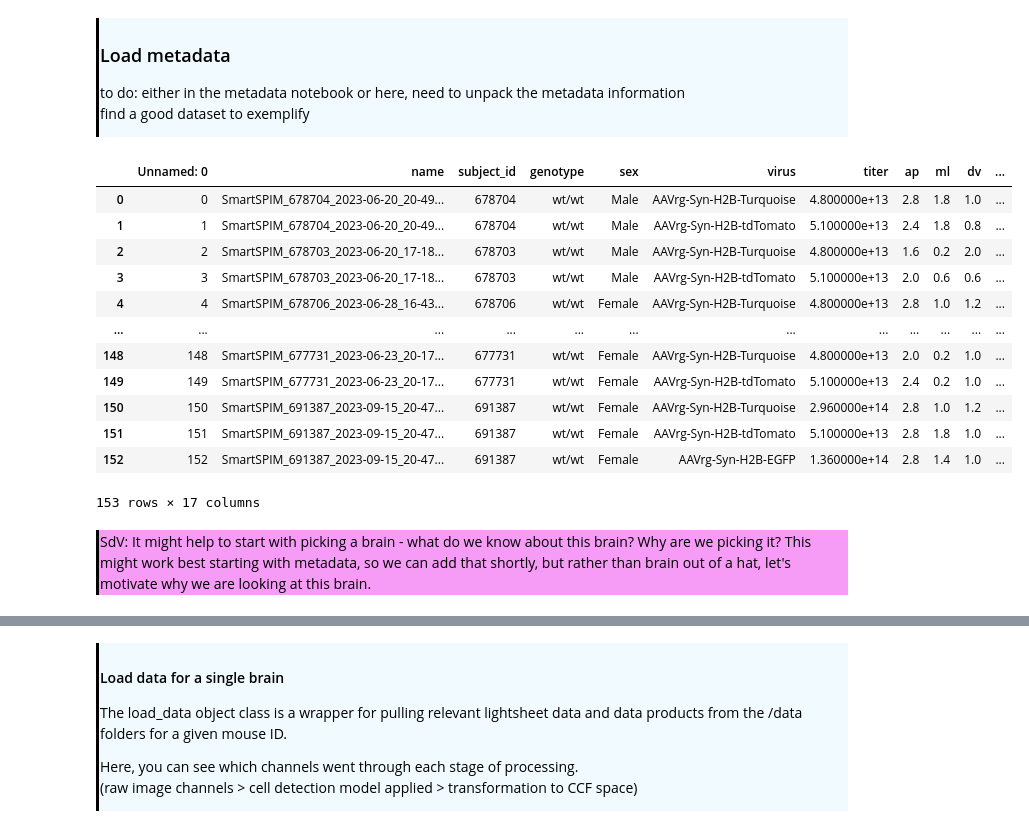
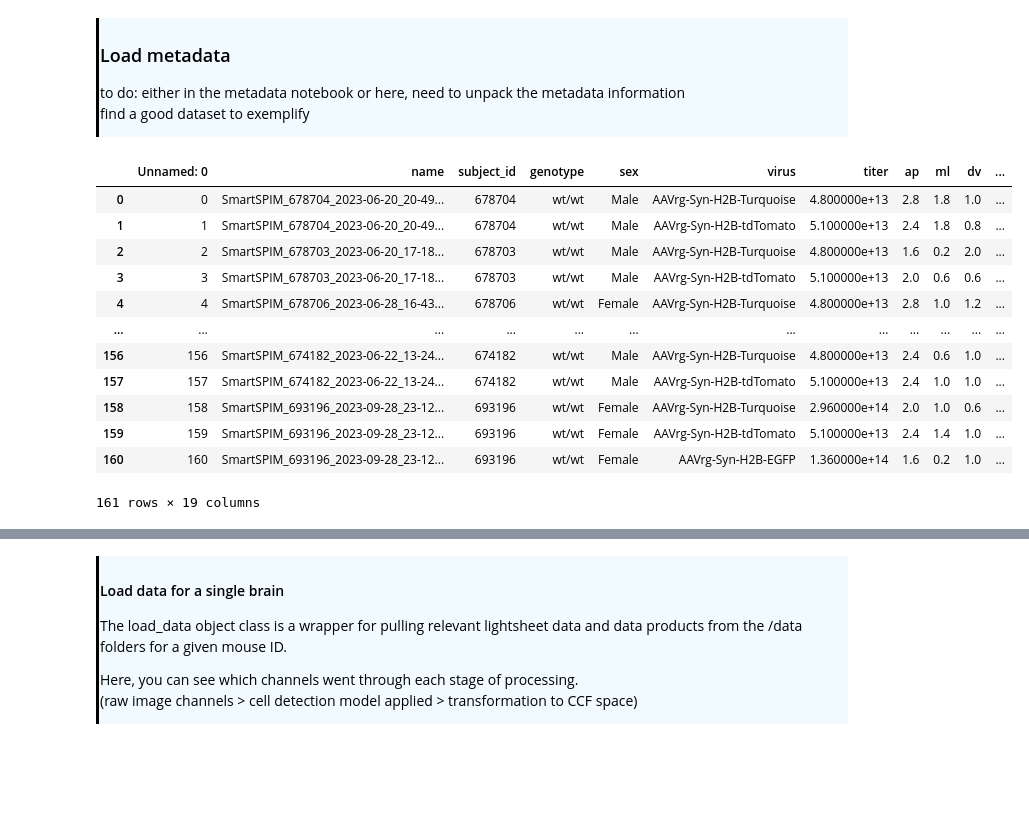
Before and after one commit to AllenNeuralDynamics/AIND-CNC-SmartSPIM-Workshop, a Jupyter notebook: code/Workshop Notebook V3.ipynb, the cells around one changed output, grey strips where cells are left out. Cells and saved outputs as stored; diff of their text form; code cells hidden in the pictures; blank space fills up the shorter version.

Commit message:
added little metadata bit to workshop notebook v3

```diff
--- a/code/Workshop Notebook V3.ipynb
+++ b/code/Workshop Notebook V3.ipynb
@@ -48,29 +48,26 @@ atlas = BrainGlobeAtlas('allen_mouse_25um',
 to do: either in the metadata notebook or here, need to unpack the metadata information
     find a good dataset to exemplify
 # %%
-metadata_df = pd.read_csv('/data/metadata.csv')
+metadata_df = pd.read_csv('/scratch/metadata.csv')
 
 metadata_df
 # %% [output]
 |  | Unnamed: 0 | name | subject_id | genotype | sex | virus | titer | ap | ml | dv | ... |
 | 0 | 0 | SmartSPIM_678704_2023-06-20_20-49... | 678704 | wt/wt | Male | AAVrg-Syn-H2B-Turquoise | 4.800000e+13 | 2.8 | 1.8 | 1.0 | ... |
 | 1 | 1 | SmartSPIM_678704_2023-06-20_20-49... | 678704 | wt/wt | Male | AAVrg-Syn-H2B-tdTomato | 5.100000e+13 | 2.4 | 1.8 | 0.8 | ... |
 | 2 | 2 | SmartSPIM_678703_2023-06-20_17-18... | 678703 | wt/wt | Male | AAVrg-Syn-H2B-Turquoise | 4.800000e+13 | 1.6 | 0.2 | 2.0 | ... |
 | 3 | 3 | SmartSPIM_678703_2023-06-20_17-18... | 678703 | wt/wt | Male | AAVrg-Syn-H2B-tdTomato | 5.100000e+13 | 2.0 | 0.6 | 0.6 | ... |
 | 4 | 4 | SmartSPIM_678706_2023-06-28_16-43... | 678706 | wt/wt | Female | AAVrg-Syn-H2B-Turquoise | 4.800000e+13 | 2.8 | 1.0 | 1.2 | ... |
 | ... | ... | ... | ... | ... | ... | ... | ... | ... | ... | ... | ... |
-| 148 | 148 | SmartSPIM_677731_2023-06-23_20-17... | 677731 | wt/wt | Female | AAVrg-Syn-H2B-Turquoise | 4.800000e+13 | 2.0 | 0.2 | 1.0 | ... |
-| 149 | 149 | SmartSPIM_677731_2023-06-23_20-17... | 677731 | wt/wt | Female | AAVrg-Syn-H2B-tdTomato | 5.100000e+13 | 2.4 | 0.2 | 1.0 | ... |
-| 150 | 150 | SmartSPIM_691387_2023-09-15_20-47... | 691387 | wt/wt | Female | AAVrg-Syn-H2B-Turquoise | 2.960000e+14 | 2.8 | 1.0 | 1.2 | ... |
-| 151 | 151 | SmartSPIM_691387_2023-09-15_20-47... | 691387 | wt/wt | Female | AAVrg-Syn-H2B-tdTomato | 5.100000e+13 | 2.8 | 1.8 | 1.0 | ... |
-| 152 | 152 | SmartSPIM_691387_2023-09-15_20-47... | 691387 | wt/wt | Female | AAVrg-Syn-H2B-EGFP | 1.360000e+14 | 2.8 | 1.4 | 1.0 | ... |
+| 156 | 156 | SmartSPIM_674182_2023-06-22_13-24... | 674182 | wt/wt | Male | AAVrg-Syn-H2B-Turquoise | 4.800000e+13 | 2.4 | 0.6 | 1.0 | ... |
+| 157 | 157 | SmartSPIM_674182_2023-06-22_13-24... | 674182 | wt/wt | Male | AAVrg-Syn-H2B-tdTomato | 5.100000e+13 | 2.4 | 1.0 | 1.0 | ... |
+| 158 | 158 | SmartSPIM_693196_2023-09-28_23-12... | 693196 | wt/wt | Female | AAVrg-Syn-H2B-Turquoise | 2.960000e+14 | 2.0 | 1.0 | 0.6 | ... |
+| 159 | 159 | SmartSPIM_693196_2023-09-28_23-12... | 693196 | wt/wt | Female | AAVrg-Syn-H2B-tdTomato | 5.100000e+13 | 2.4 | 1.4 | 1.0 | ... |
+| 160 | 160 | SmartSPIM_693196_2023-09-28_23-12... | 693196 | wt/wt | Female | AAVrg-Syn-H2B-EGFP | 1.360000e+14 | 1.6 | 0.2 | 1.0 | ... |
-153 rows × 17 columns
+161 rows × 19 columns
 # %%
 # pick a mouse id brain that passes qc and has multiple channels
 # look at the injection sites (for now, we have targets but soon we'll have actual sites) and see that they are pretty close
 # across the channels. it would be itneresting to compare the variability in the expression across these channels for which
 # the same virus is expressed, similar injection sites, but different titers
 # e.g. 691387
-# %% [markdown]
-<div style="border-left: 3px solid #000; padding: 1px; padding-left: 10px; background: #f69cf7; ">
-SdV: It might help to start with picking a brain - what do we know about this brain? Why are we picking it? This might work best starting with metadata, so we can add that shortly, but rather than brain out of a hat, let's motivate why we are looking at this brain.
```
Also changed, not shown: parts of 3 cells of this notebook.
